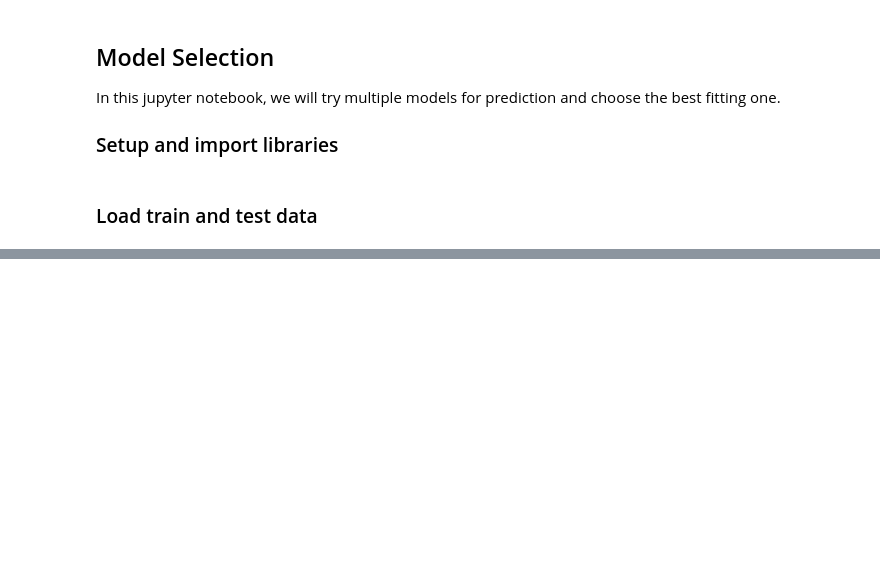
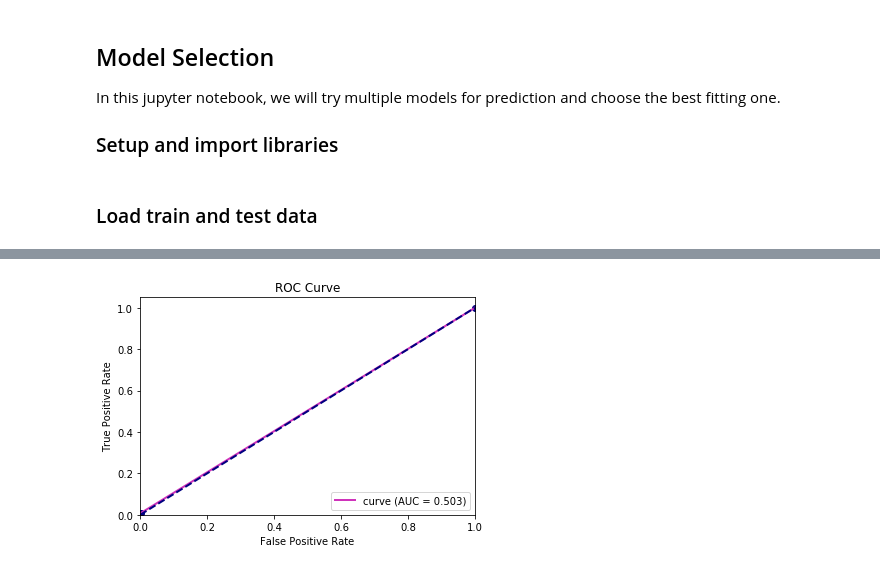
Before and after one commit to pmacinec/diabetes-patients-readmissions-prediction, a Jupyter notebook: notebooks/2_model_selection.ipynb, the cells around one changed output, grey strips where cells are left out. Saved outputs shown, nothing was run; the diff lists cells and outputs as text; code cells hidden in the pictures; blank space fills up the shorter version.

```diff
--- a/notebooks/2_model_selection.ipynb
+++ b/notebooks/2_model_selection.ipynb
@@ -41,0 +75,4 @@ In  2  classes:
+# %%
+roc_auc(clf.predict(X_test), y_test);
+# %% [output]
+[figure, added]
```
Also changed, not shown: parts of 15 cells of this notebook, 2 other files.
